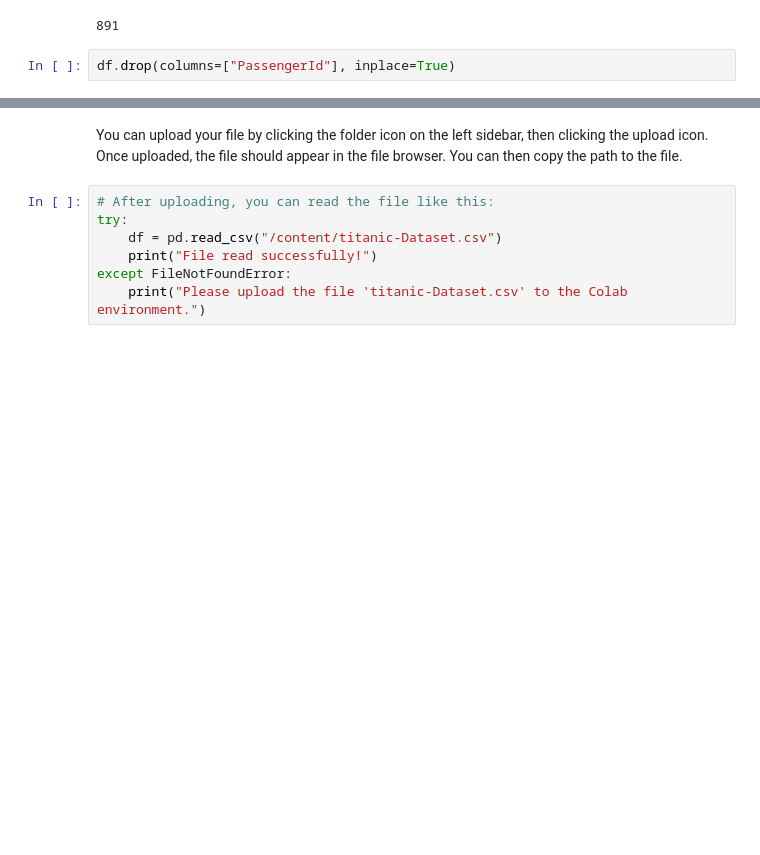
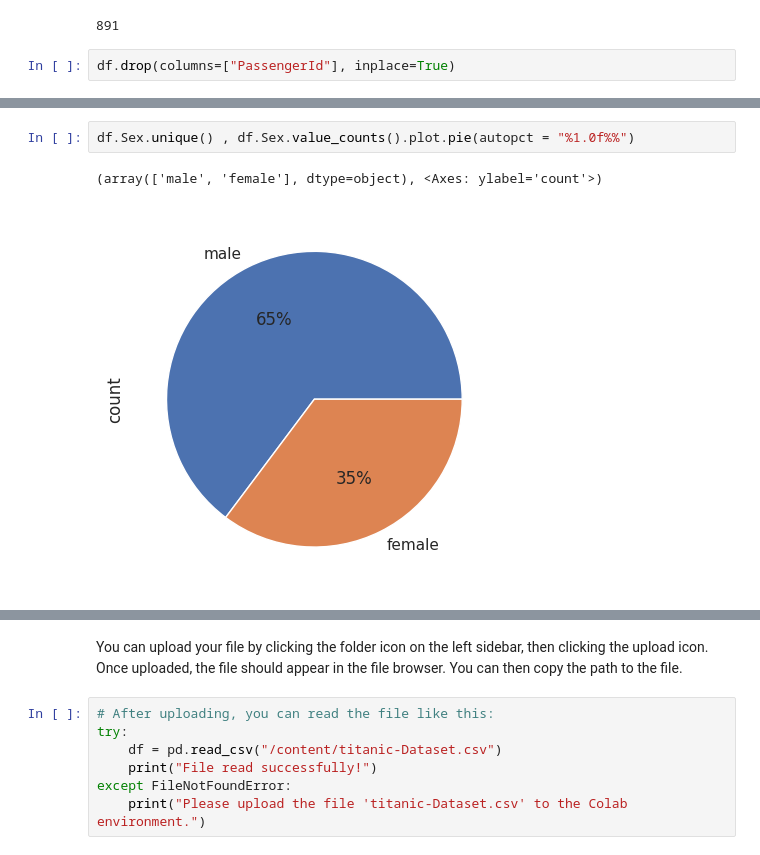
Before and after one commit to greapis/Tensorflow_Python, a Jupyter notebook: Logistics_regression_Titinic.ipynb, the cells around one changed output, grey strips where cells are left out. Saved outputs shown, nothing was run; the diff lists cells and outputs as text; blank space fills up the shorter version.

```diff
--- a/Logistics_regression_Titinic.ipynb
+++ b/Logistics_regression_Titinic.ipynb
@@ -74,0 +107,5 @@ df
+# %%
+df.Sex.unique() , df.Sex.value_counts().plot.pie(autopct = "%1.0f%%")
+# %% [output]
+(array(['male', 'female'], dtype=object), <Axes: ylabel='count'>)
+[figure, added]
```
Also changed, not shown: parts of 5 cells of this notebook.
